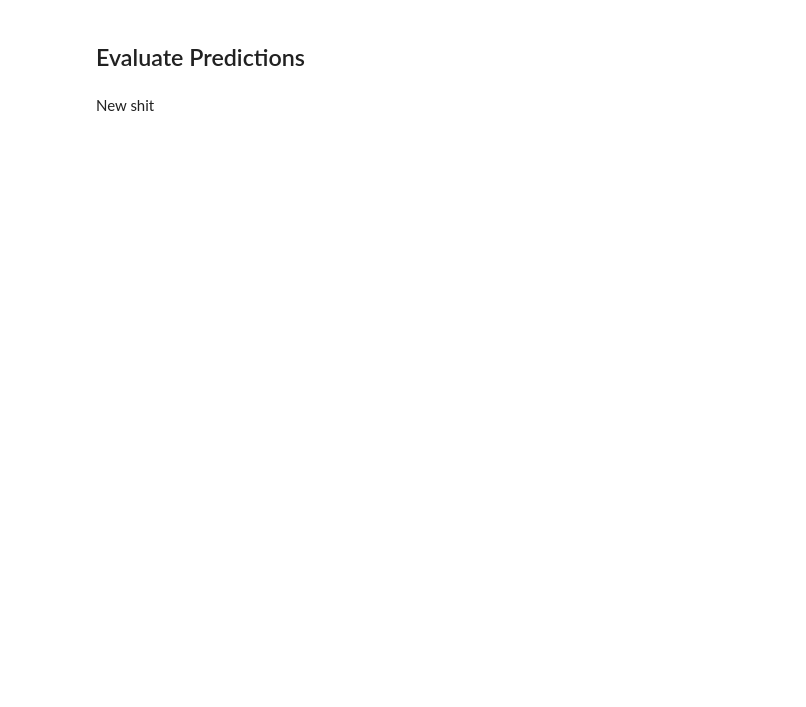
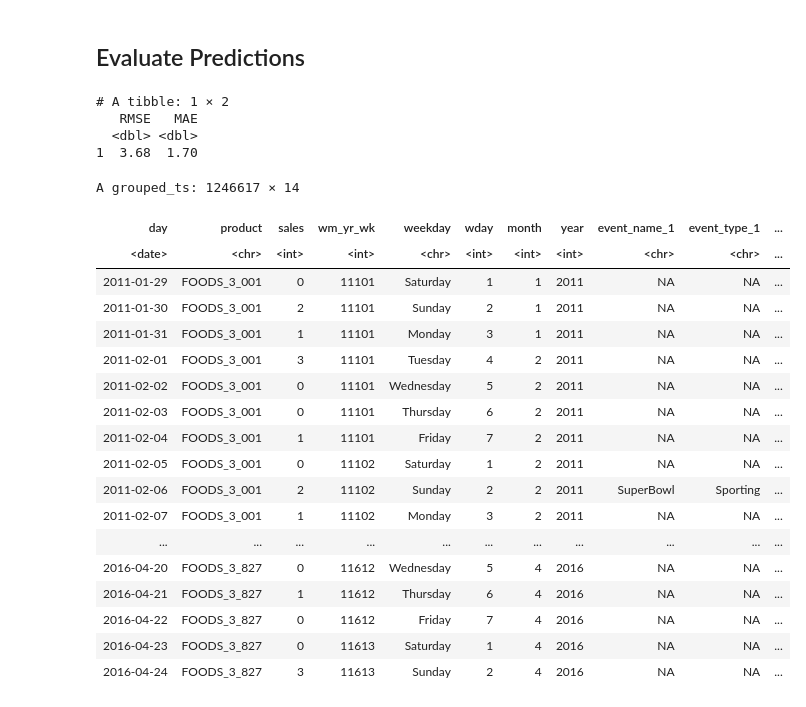
Before and after one commit to Whatisthisname/AFCS-Final, a Jupyter notebook: Baseline/baseline_notebook.ipynb, the cells around one changed output. Saved outputs shown, nothing was run; the diff lists cells and outputs as text; code cells hidden in the pictures; blank space fills up the shorter version.

```diff
--- a/Baseline/baseline_notebook.ipynb
+++ b/Baseline/baseline_notebook.ipynb
@@ -54,15 +94,18 @@ head(formatted_predictions)
 ## Evaluate Predictions
 # %%
 # Align predictions and validation data using helper function
-aligned_data <- align_predictions(formatted_predictions, validation)
+snaive_aligned_data <- align_predictions(snaive_formatted_predictions, validation)
 
 # Evaluate predictions using helper function
-metrics <- calculate_metrics(aligned_data)
+metrics <- calculate_metrics(snaive_aligned_data)
 
 # Display evaluation metrics
 print(metrics)
+# %% [output]
+# A tibble: 1 × 2
+   RMSE   MAE
+  <dbl> <dbl>
+1  3.68  1.70
-# %% [markdown]
-New shit
 # %%
 data <- cleaned_train %>%
   pivot_longer(cols = -day, names_to = "product", values_to = "sales") %>%
@@ -81,12 +123,49 @@ train
 # %%
-
-prices <- read.csv("../sell_prices_afcs2025.csv") |> rename(product = item_id) |> select(-store_id)
+prices <- read.csv("../sell_prices_afcs2025.csv") |>
+    rename(product = item_id) |>
+    select(-store_id)
 
 
-#extending it by price
+# extending it by price
 train <- inner_join(
- train,
- prices,
- by = c("product", "wm_yr_wk")
+    train,
+    prices,
+    by = c("product", "wm_yr_wk")
 )
 train
+
+small_train <- train |> filter(
+    product == "FOODS_3_001" |
+        product == "FOODS_3_002" |
+        product == "FOODS_3_003"
+)
+# product == "FOODS_3_004" |
+# product == "FOODS_3_005" |
+# product == "FOODS_3_006" |
+# product == "FOODS_3_007" |
+# product == "FOODS_3_008" |
+# product == "FOODS_3_009" |
+# product == "FOODS_3_010"
+
+
+small_train <- small_train |> mutate(log_sales = log(sales + 1))
+# %% [output]
+A grouped_ts: 1246617 × 14
+| day | product | sales | wm_yr_wk | weekday | wday | month | year | event_name_1 | event_type_1 | ... |
+| <date> | <chr> | <int> | <int> | <chr> | <int> | <int> | <int> | <chr> | <chr> | ... |
+| 2011-01-29 | FOODS_3_001 | 0 | 11101 | Saturday | 1 | 1 | 2011 | NA | NA | ... |
+| 2011-01-30 | FOODS_3_001 | 2 | 11101 | Sunday | 2 | 1 | 2011 | NA | NA | ... |
+| 2011-01-31 | FOODS_3_001 | 1 | 11101 | Monday | 3 | 1 | 2011 | NA | NA | ... |
+| 2011-02-01 | FOODS_3_001 | 3 | 11101 | Tuesday | 4 | 2 | 2011 | NA | NA | ... |
+| 2011-02-02 | FOODS_3_001 | 0 | 11101 | Wednesday | 5 | 2 | 2011 | NA | NA | ... |
+| 2011-02-03 | FOODS_3_001 | 0 | 11101 | Thursday | 6 | 2 | 2011 | NA | NA | ... |
+| 2011-02-04 | FOODS_3_001 | 1 | 11101 | Friday | 7 | 2 | 2011 | NA | NA | ... |
+| 2011-02-05 | FOODS_3_001 | 0 | 11102 | Saturday | 1 | 2 | 2011 | NA | NA | ... |
+| 2011-02-06 | FOODS_3_001 | 2 | 11102 | Sunday | 2 | 2 | 2011 | SuperBowl | Sporting | ... |
+| 2011-02-07 | FOODS_3_001 | 1 | 11102 | Monday | 3 | 2 | 2011 | NA | NA | ... |
+| ... | ... | ... | ... | ... | ... | ... | ... | ... | ... | ... |
+| 2016-04-20 | FOODS_3_827 | 0 | 11612 | Wednesday | 5 | 4 | 2016 | NA | NA | ... |
+| 2016-04-21 | FOODS_3_827 | 1 | 11612 | Thursday | 6 | 4 | 2016 | NA | NA | ... |
+| 2016-04-22 | FOODS_3_827 | 0 | 11612 | Friday | 7 | 4 | 2016 | NA | NA | ... |
+| 2016-04-23 | FOODS_3_827 | 0 | 11613 | Saturday | 1 | 4 | 2016 | NA | NA | ... |
+| 2016-04-24 | FOODS_3_827 | 3 | 11613 | Sunday | 2 | 4 | 2016 | NA | NA | ... |
```
Also changed, not shown: parts of 13 cells of this notebook, 2 other files.
